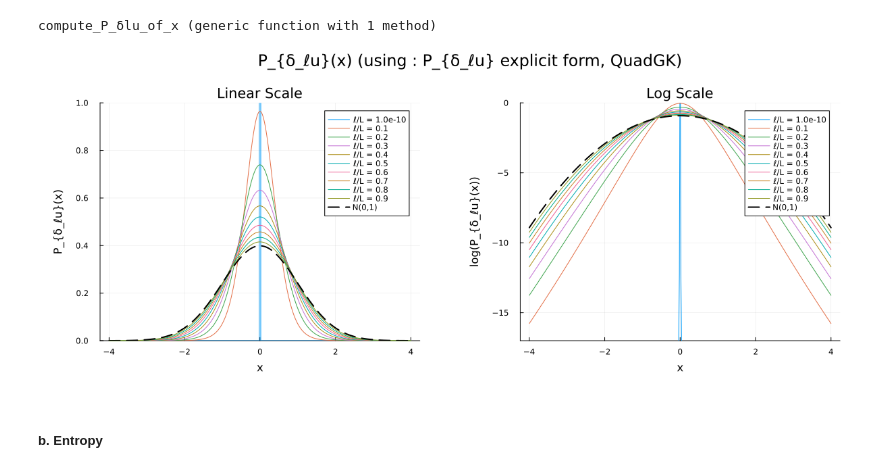
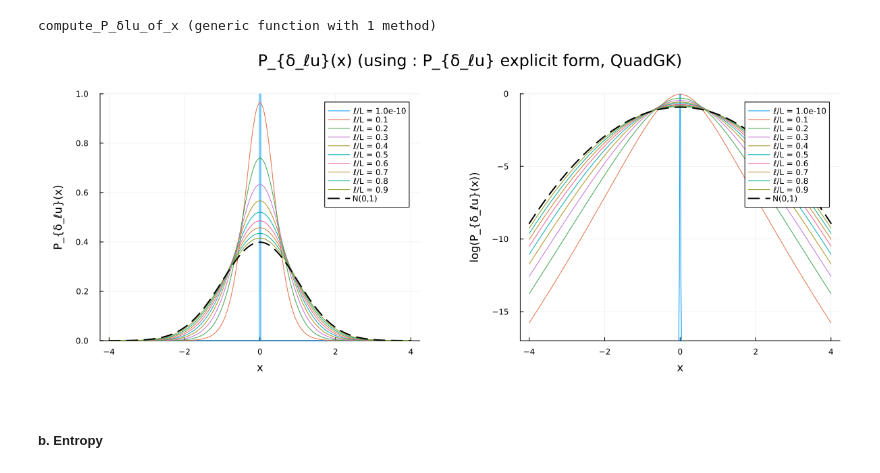
Before and after one commit to pleflohic/turbulence-velocity-increments, a Jupyter notebook: notebooks/non_normalized.ipynb, the cells around one changed output. Drawn from its saved outputs; the diff is of its cells as text; code cells hidden in the pictures.

```diff
--- a/notebooks/non_normalized.ipynb
+++ b/notebooks/non_normalized.ipynb
@@ -54,32 +54,32 @@ compute_P_δlu_of_x (generic function with 1 method)
 # %%
 # 1. Setup l and x values
 l_values = 1e-10*L:0.1*L:L
 x_values = -4:0.02:4
 
 # 2. Initialize plots with explicit scales
-p1 = plot(title = "Linear Scale", xlabel = "x", ylabel = "P_{δ_ℓu}(x)", ylims=(0, 1), lw = 2, left_margin = 10mm, bottom_margin = 10mm)
-p2 = plot(title = "Log Scale", xlabel = "x", ylabel = "log(P_{δ_ℓu}(x))", ylims=(-17, 0), lw = 2, left_margin = 20mm, bottom_margin = 10mm) # Note the :log scale here
+p1 = plot(xlabel = "x", ylabel = "P_{δ_ℓu}(x)", ylims=(0, 1), lw = 2, left_margin = 10mm, bottom_margin = 10mm)
+p2 = plot(xlabel = "x", ylabel = "log(P_{δ_ℓu}(x))", ylims=(-17, 0), lw = 2, left_margin = 20mm, bottom_margin = 10mm) # Note the :log scale here
 
 # 3. Reference Gaussian (Computed once)
 gauss_pdf = pdf.(Normal(0, 1), x_values)
 
 # 4. Plot loop
 for l in l_values
     P_values = compute_P_δlu_of_x.(Ref(l), x_values)
     label = "ℓ/L = $(round(l/L, sigdigits=2))"
 
     plot!(p1, x_values, P_values, label = label)
     plot!(p2, x_values, log.(P_values), label = label) # Plotting P_values, the axis scale handles the log
 end
 
 # 5. Add Gaussian reference to both
 plot!(p1, x_values, gauss_pdf, label="N(0,1)", lw=2, ls=:dash, color=:black)
 plot!(p2, x_values, log.(gauss_pdf), label="N(0,1)", lw=2, ls=:dash, color=:black)
 
 # 6. Final Layout
 plot(p1, p2, layout = (1, 2), size = (1200, 500), plot_title = "P_{δ_ℓu}(x) (using : P_{δ_ℓu} explicit form, QuadGK)", plot_titlevspan=0.1)
 # %% [output]
-[figure, old version]
+[figure, new version]
 # %% [markdown]
 ##### b. Entropy
 # %%
```
Also changed, not shown: 20 other files.
